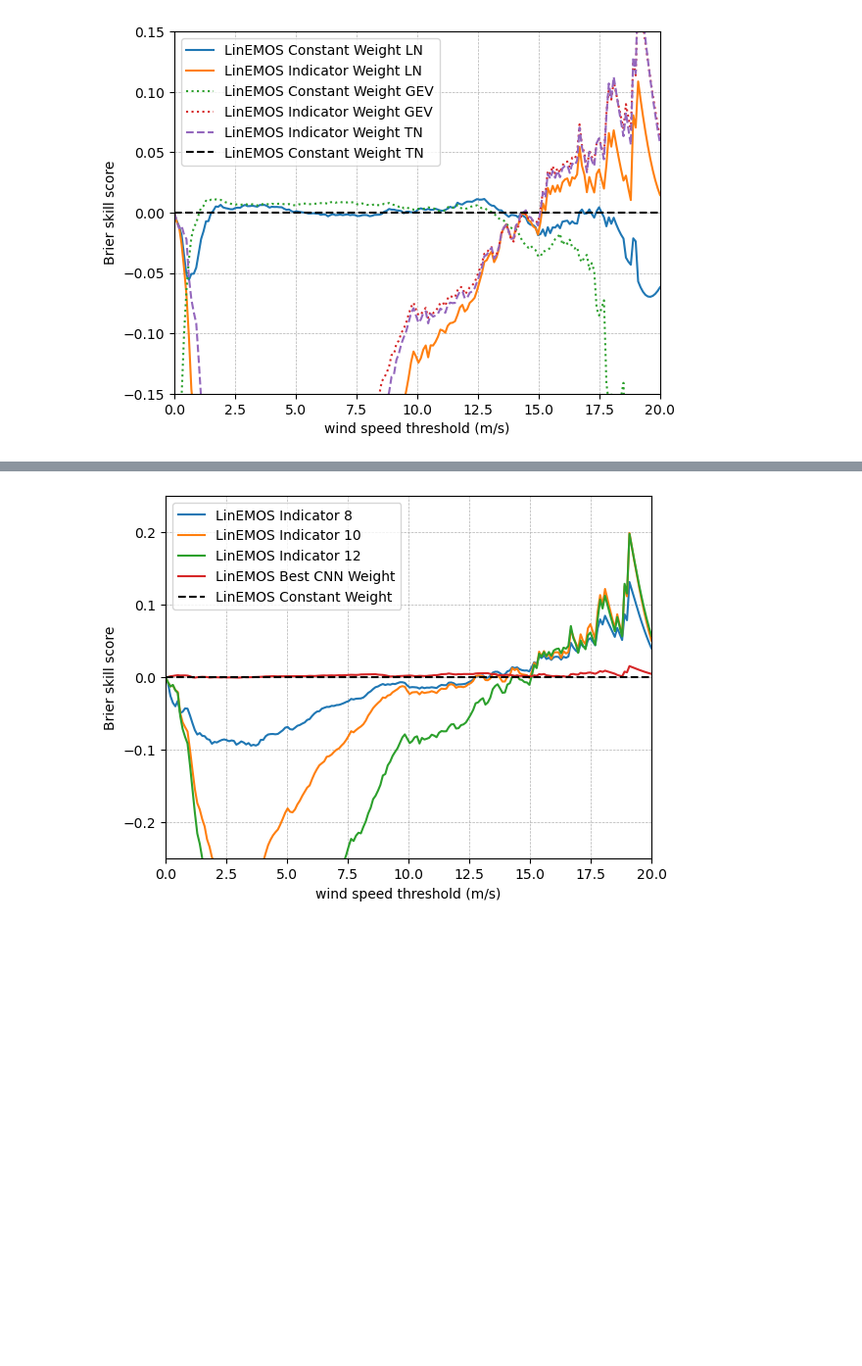
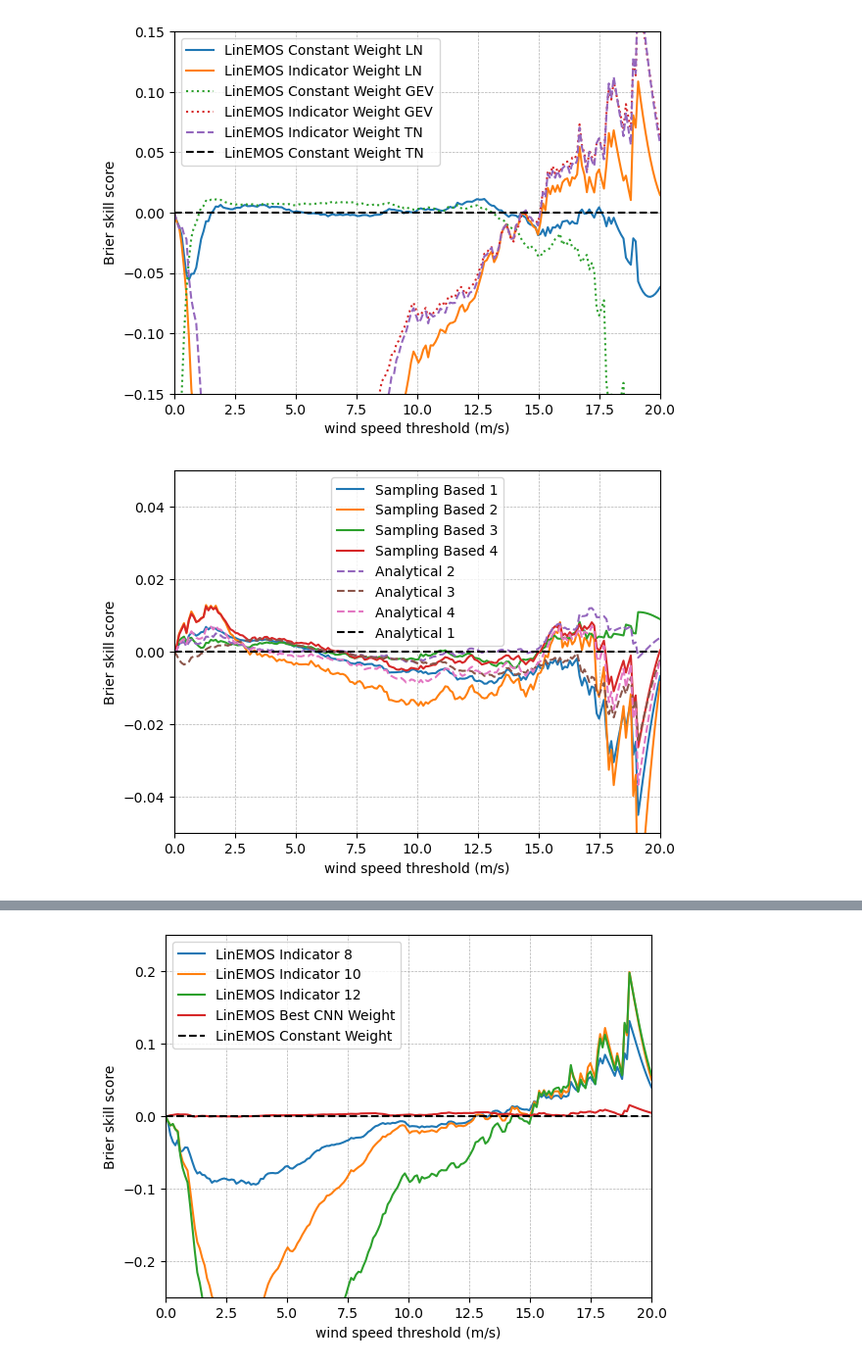
Before and after one commit to SimonHakvoort/thesiscode, a Jupyter notebook: src/visualization/experiments_figures.ipynb, the cells around one changed output, grey strips where cells are left out. Shown at 98% size. Saved outputs shown, nothing was run; the diff lists cells and outputs as text; code cells hidden in the pictures; blank space fills up the shorter version.

Commit message:
Implemented analytical CRPS for TN distribution

```diff
--- a/src/visualization/experiments_figures.ipynb
+++ b/src/visualization/experiments_figures.ipynb
@@ -791,3 +848,43 @@ plt.legend()
 plt.show()
 # %% [output]
 [figure]
+# %%
+values = np.linspace(0,20,200)
+ylim = [-0.05,0.05]
+basemodel = emos_analytical
+data = test_data0
+title = None
+models = sampling_based_models
+name_base_model = "Analytical 1"
+
+brier_base_model = basemodel.Brier_Score(data, values)
+for model in models:
+    brier_scores = models[model].Brier_Score(data, values)
+    brier_skill_scores = 1 - brier_scores / brier_base_model
+    if 'Analytical' in model:
+        linestyle = '--'
+    else:
+        linestyle = '-'
+    plt.plot(values, brier_skill_scores, label = model, linestyle=linestyle)
+
+# print a striped black horizontal line at y=0
+plt.axhline(0, color='black', linestyle='--', label=name_base_model)
+
+plt.xlabel('wind speed threshold (m/s)')
+plt.ylabel('Brier skill score')
+if values[0] < 0.5:
+    plt.xlim(0, values[-1])
+else:
+    plt.xlim(values[0], values[-1])
+
+if ylim != None:
+    plt.ylim(ylim[0], ylim[1])
+
+if title is not None:
+    plt.title(title)
+
+plt.grid(True, which='both', linestyle='--', linewidth=0.5)
+plt.legend()
+plt.show()
+# %% [output]
+[figure, added]
```
Also changed, not shown: parts of 2 cells of this notebook, 4 other files.
